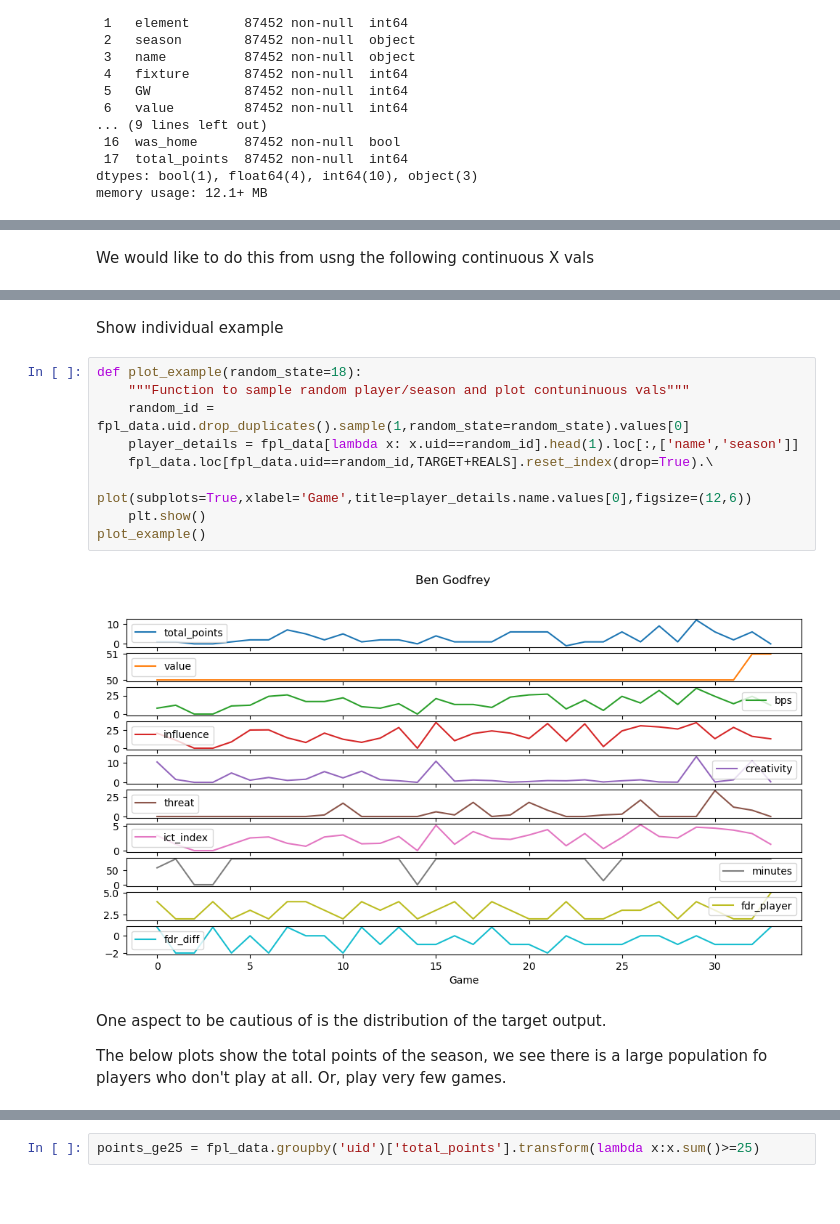
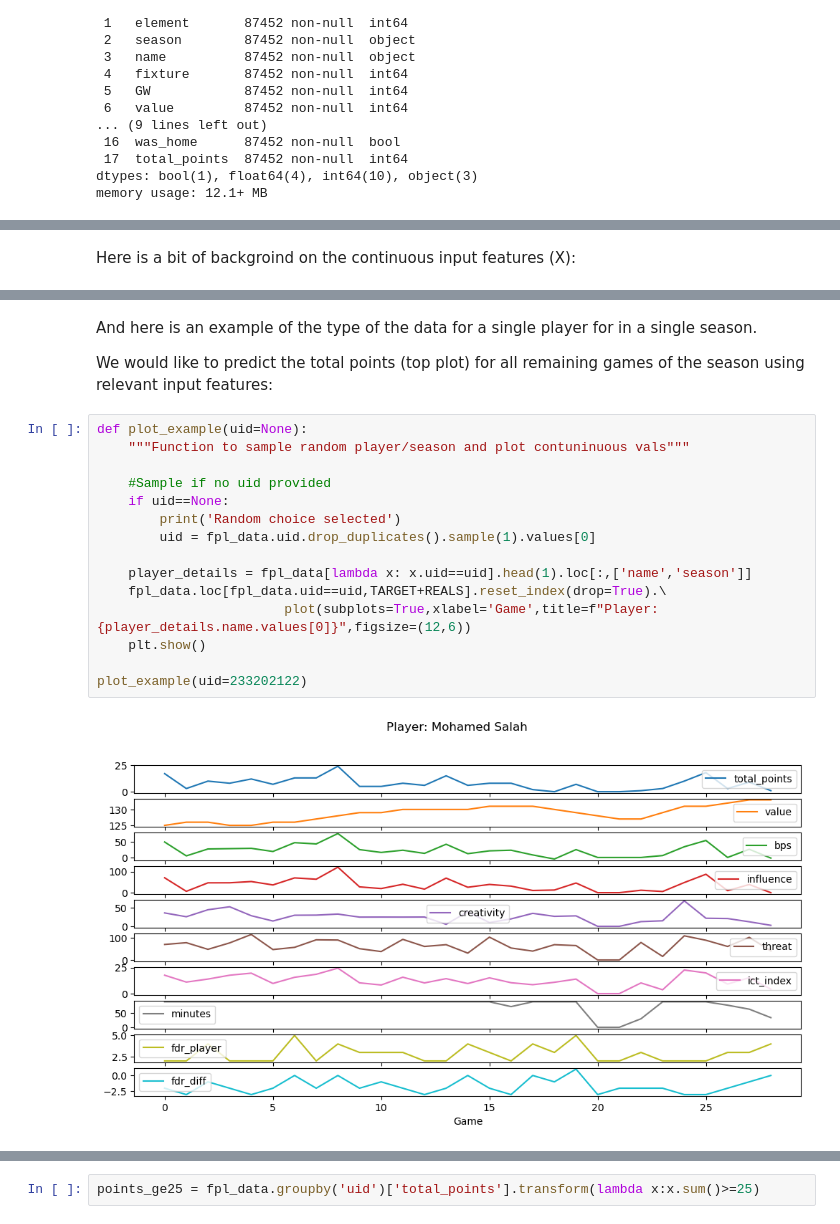
Before and after one commit to mps2e15/FPL_GameweekPrediction, a Jupyter notebook: notebooks/1. EDA.ipynb, the cells around one changed output, grey strips where cells are left out. Cells and saved outputs as stored; diff of their text form; blank space fills up the shorter version.

```diff
--- a/notebooks/1. EDA.ipynb
+++ b/notebooks/1. EDA.ipynb
@@ -45,5 +78,5 @@ plt.show()
-# %% [markdown]
-We would like to do this from usng the following continuous X vals
+# %% [markdown]
+Here is a bit of backgroind on the continuous input features (X):
 # %%
 fpl_data.loc[:,REALS].describe()
 # %% [output]
@@ -56,20 +89,24 @@ fpl_data.loc[:,REALS].describe()
 | 50% | 48.000000 | 0.000000 | 0.000000 | 0.000000 | 0.000000 | 0.000000 | 0.000000 | 3.000000 | 0.000000 |
 | 75% | 55.000000 | 10.000000 | 10.800000 | 2.500000 | 2.000000 | 2.500000 | 90.000000 | 4.000000 | 1.000000 |
 | max | 136.000000 | 99.000000 | 144.000000 | 136.200000 | 181.000000 | 35.800000 | 90.000000 | 5.000000 | 3.000000 |
-# %% [markdown]
-Show individual example
+# %% [markdown]
+And here is an example of the type of the data for a single player for in a single season.
+
+We would like to predict the total points (top plot) for all remaining games of the season using relevant input features:
 # %%
-def plot_example(random_state=18):
+def plot_example(uid=None):
     """Function to sample random player/season and plot contuninuous vals"""
-    random_id = fpl_data.uid.drop_duplicates().sample(1,random_state=random_state).values[0]
-    player_details = fpl_data[lambda x: x.uid==random_id].head(1).loc[:,['name','season']]
-    fpl_data.loc[fpl_data.uid==random_id,TARGET+REALS].reset_index(drop=True).\
-                        plot(subplots=True,xlabel='Game',title=player_details.name.values[0],figsize=(12,6))
+
+    #Sample if no uid provided
+    if uid==None:
+        print('Random choice selected')
+        uid = fpl_data.uid.drop_duplicates().sample(1).values[0]
+
+    player_details = fpl_data[lambda x: x.uid==uid].head(1).loc[:,['name','season']]
+    fpl_data.loc[fpl_data.uid==uid,TARGET+REALS].reset_index(drop=True).\
+                        plot(subplots=True,xlabel='Game',title=f"Player: {player_details.name.values[0]}",figsize=(12,6))
     plt.show()
-plot_example()
+
+plot_example(uid=233202122)
 # %% [output]
-[figure, old version]
+[figure, new version]
-# %% [markdown]
-One aspect to be cautious of is the distribution of the target output.
-
-The below plots show the total points of the season, we see there is a large population fo players who don't play at all. Or, play very few games.
```
Also changed, not shown: parts of 36 cells of this notebook, 1 other file.
